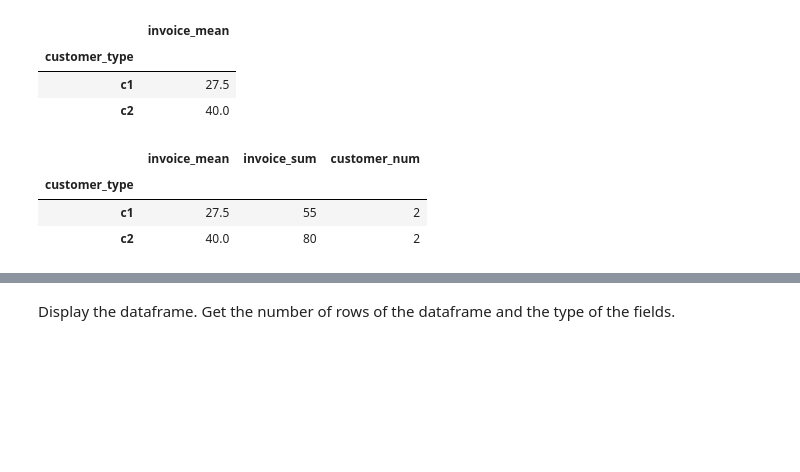
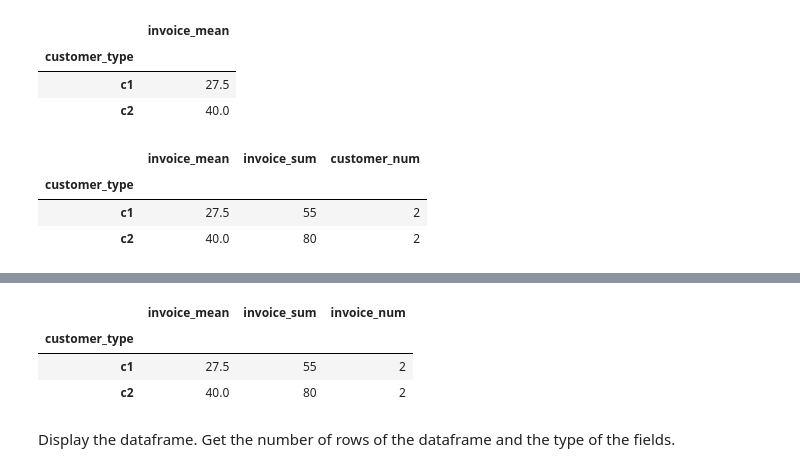
Before and after one commit to intisar2024/master_ITM, a Jupyter notebook: EJ08_STATEMENTS_pandas1.ipynb, the cells around one changed output, grey strips where cells are left out. Cells and saved outputs as stored; diff of their text form; code cells hidden in the pictures; blank space fills up the shorter version.

```diff
--- a/EJ08_STATEMENTS_pandas1.ipynb
+++ b/EJ08_STATEMENTS_pandas1.ipynb
@@ -103,7 +123,8 @@ df[df['invoice'] > 10].groupby('customer_type').agg(invoice_mean=('invoice','mea
 # %%
 df.to_csv("export_df.csv",index=False)
 # %%
-df.groupby('customer_type').agg(invoice_mean=('invoice','mean'))
+df.groupby('customer_type').agg(invoice_mean=('invoice','mean'),
 invoice_sum=('invoice', 'sum'),
- invoice_mean=('invoice','mean')
+ invoice_num=('invoice','count')
+)
 # %% [output]
@@ -111,3 +131,7 @@ IndentationError: unexpected indent (<ipython-input-22-972d0525ae77>, line 3)
+|  | invoice_mean | invoice_sum | invoice_num |
+| customer_type |  |  |  |
+| c1 | 27.5 | 55 | 2 |
+| c2 | 40.0 | 80 | 2 |
 # %% [markdown]
 Display the dataframe. Get the number of rows of the dataframe and the type of the fields.
 # %%
```
Also changed, not shown: parts of 4 cells of this notebook.
